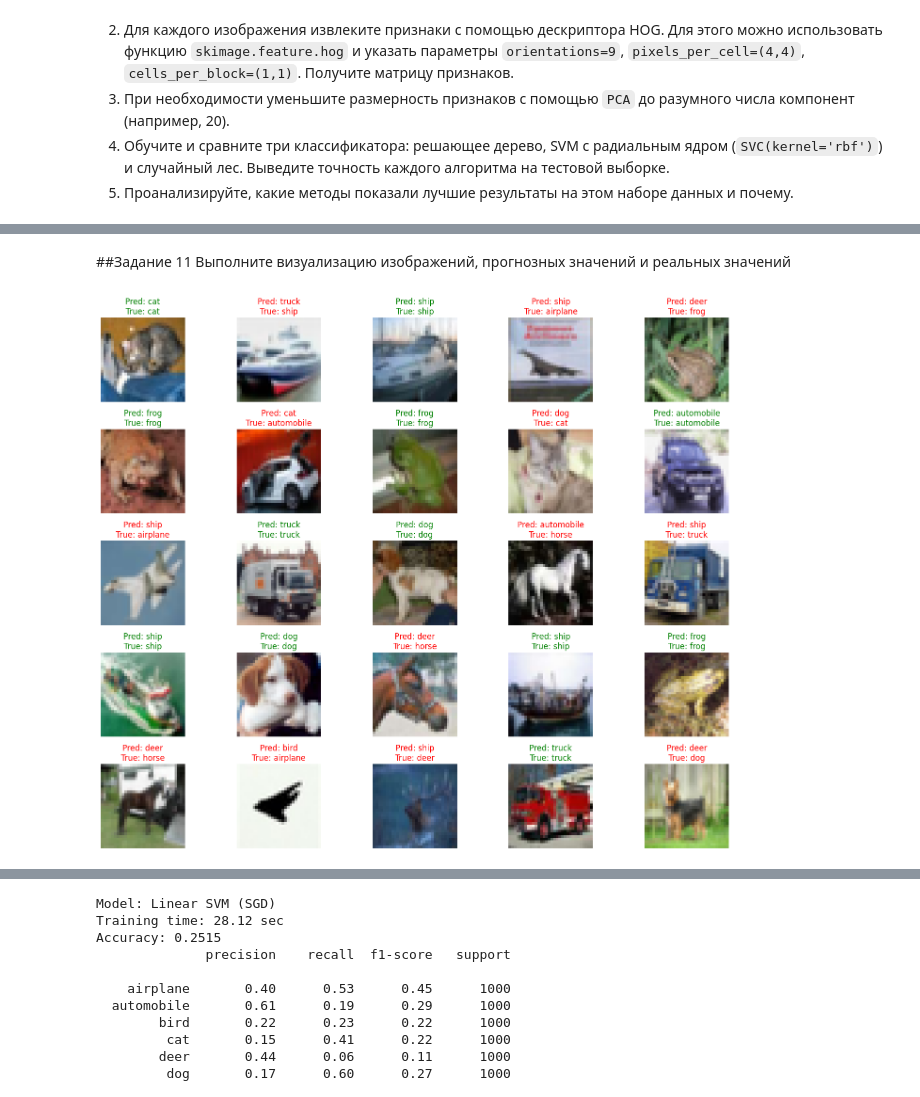
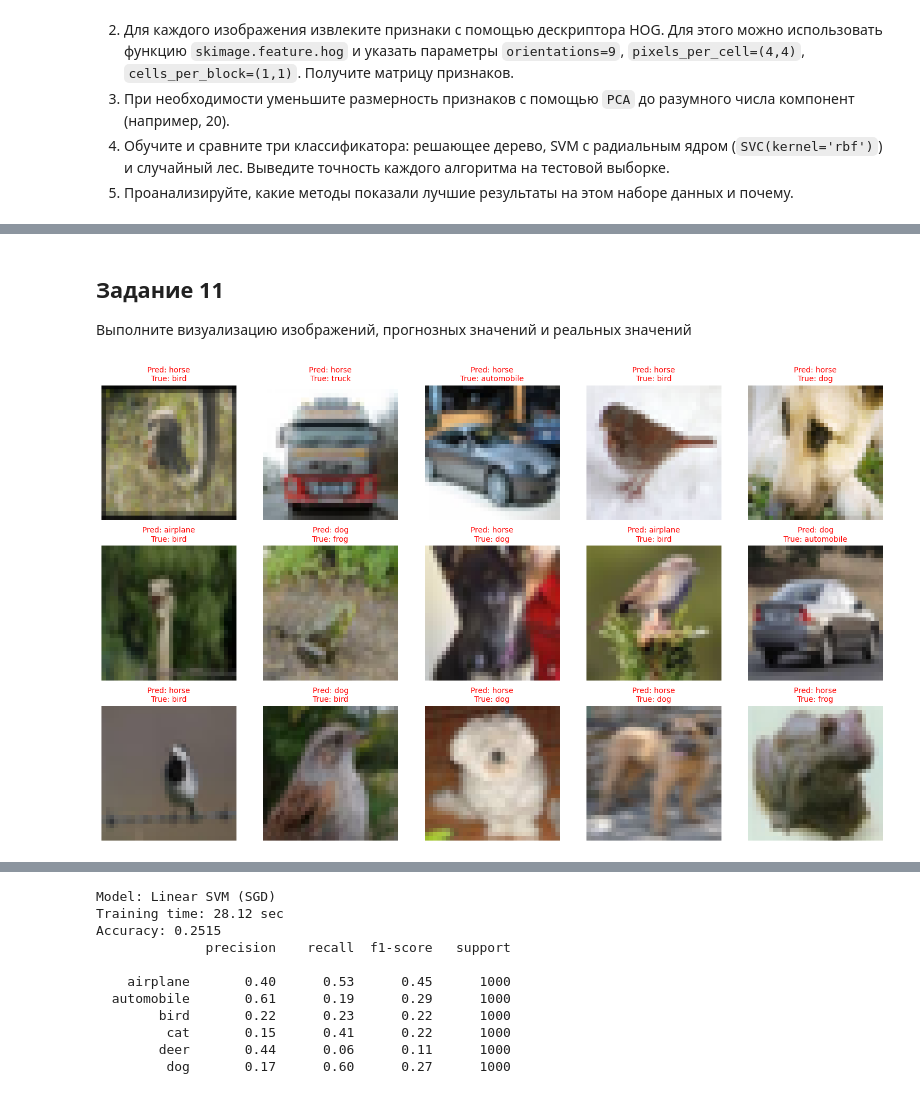
Before and after one commit to Ackrome/FU, a Jupyter notebook: Course_3/CV/Lab_3_Image_Classification_tasks.ipynb, the cells around one changed output, grey strips where cells are left out. Saved outputs shown, nothing was run; the diff lists cells and outputs as text; code cells hidden in the pictures.

```diff
--- a/Course_3/CV/Lab_3_Image_Classification_tasks.ipynb
+++ b/Course_3/CV/Lab_3_Image_Classification_tasks.ipynb
@@ -126,3 +197,16 @@ from tensorflow.keras.datasets import cifar10
 Создайте класс линейного классификатора с возможностью задавать число входных нейронов и число выходных нейронов. Подготовьте изображения в одномерном представлении для подачи на вход такого классификатора и используйте правильные параметры для нейросети. Посчитайте прогон такой модели при случайной инициализации весовых коэффициентов.
 # %%
+class LinearClassifier:
+    def __init__(self, input_dim: int, num_classes: int):
+        # [input_dim, num_classes] (например, 3073 x 10)
+        self.W = np.random.randn(input_dim, num_classes) * 0.001
+
+    def predict(self, X: np.ndarray) -> np.ndarray:
+        # X:[N, D] x W: [D, C] -> scores: [N, C]
+        scores = X.dot(self.W)
+        return scores
+
+lc = LinearClassifier(input_dim=3073, num_classes=10)
+scores_sample = lc.predict(X_train_flat[:10])
+scores_sample
 # %% [output]
@@ -262,3 +442,6 @@ Epoch 10/10, Loss: 2.1197
 Выполните оценку качества модели на тестовых данных с помощью classification_report
 # %%
+test_scores = lc.predict(X_test_flat)
+y_pred_custom = np.argmax(test_scores, axis=1)
+print(classification_report(y_test_cifar, y_pred_custom, target_names=cifar_classes))
 # %% [output]
@@ -303,9 +464,28 @@ weighted avg       0.37      0.36      0.36     10000
 # %% [markdown]
-##Задание 11
+## Задание 11
 Выполните визуализацию изображений, прогнозных значений и реальных значений
 # %%
+def visualize_predictions(X_img: np.ndarray, y_true: np.ndarray, y_pred: np.ndarray, classes: List[str]):
+    fig, axes = plt.subplots(3, 5, figsize=(15, 9))
+    idxs = np.random.choice(len(X_img), 15, replace=False)
+
+    for i, idx in enumerate(idxs):
+        ax = axes[i // 5, i % 5]
+        ax.imshow(X_img[idx])
+        ax.axis('off')
+
+        pred_label = classes[y_pred[idx]]
+        true_label = classes[y_true[idx]]
+        color = 'green' if pred_label == true_label else 'red'
+
+        ax.set_title(f"Pred: {pred_label}\nTrue: {true_label}", color=color, fontsize=10)
+
+    plt.tight_layout()
+    plt.show()
+
+visualize_predictions(X_test_cifar, y_test_cifar, y_pred_custom, cifar_classes)
 # %% [output]
-[figure, old version]
+[figure, new version]
 # %%
 visualize_predictions(lc, X_train[:100], y_train[:100])
 # %% [output]
```
Also changed, not shown: parts of 31 cells of this notebook, 11 other files.
